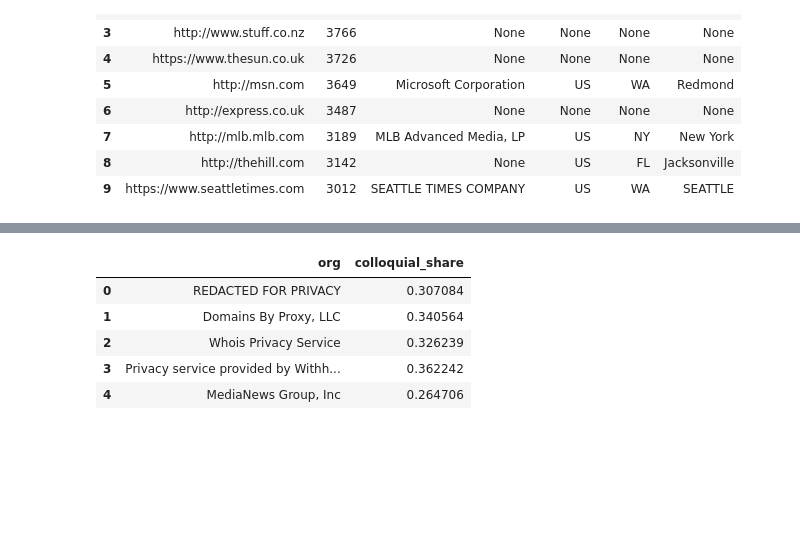
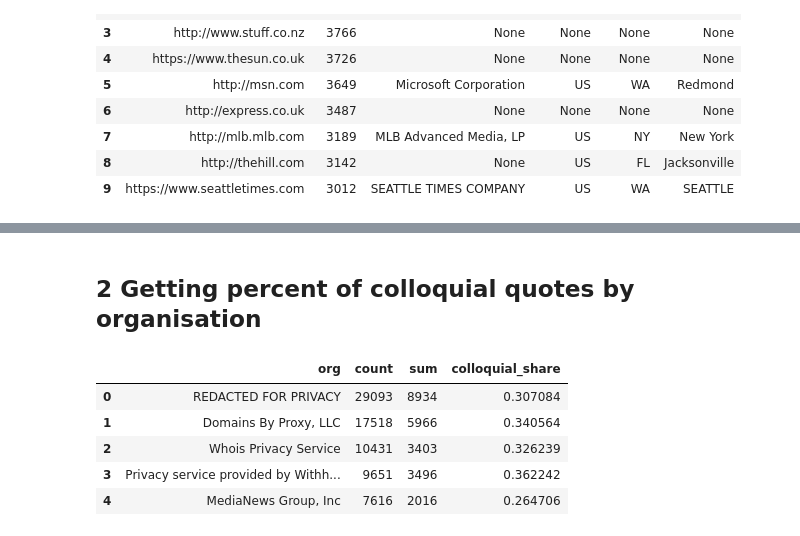
Before and after one commit to epfl-ada/ada-2021-project-adacadabra, a Jupyter notebook: ANALYSIS/Exploratory_stats_webdomains.ipynb, the cells around one changed output, grey strips where cells are left out. Cells and saved outputs as stored; diff of their text form; code cells hidden in the pictures; blank space fills up the shorter version.

```diff
--- a/ANALYSIS/Exploratory_stats_webdomains.ipynb
+++ b/ANALYSIS/Exploratory_stats_webdomains.ipynb
@@ -43,23 +51,23 @@ df.head()
 | 2 | 2015-11-09-033345 | I had a chuckle: They were showin... | Kris Draper | [Q948695] | 2015-11-09 00:57:45 | 3 | [[Kris Draper, 0.8782], [None, 0.... | [http://ca.rd.yahoo.com/sports/rs... | E | 0.8782 | ... |
 | 3 | 2015-09-05-038628 | New Zealand will go in with a lot... | John Eales | [Q926351] | 2015-09-05 02:40:10 | 3 | [[John Eales, 0.7896], [None, 0.2... | [http://www.stuff.co.nz/sport/rug... | E | 0.7896 | ... |
 | 4 | 2015-02-11-042325 | In his suicide note he even made ... | Pat Buckley | [Q19956564, Q23006312, Q7143252, ... | 2015-02-11 09:59:09 | 1 | [[Pat Buckley, 0.8816], [None, 0.... | [http://independent.ie/life/healt... | E | 0.8816 | ... |
+# %% [markdown]
+## 2 Getting percent of colloquial quotes by organisation
 # %%
 df_org_sum= (df[["org","colloquial"]][df["org"].apply(lambda x: isinstance(x, str))]).groupby(["org"])\
 .apply(lambda x : x.sum()).sort_values(["colloquial"], ascending=False)
 del df_org_sum["org"]
 df_org_count= (df[["org","colloquial"]][df["org"].apply(lambda x: isinstance(x, str))]).groupby(["org"])\
 .apply(lambda x : x.count()).sort_values(["colloquial"], ascending=False)
 del df_org_count["org"]
-#df_grouped= df_org_count.join(df_org_sum)
-df_grouped= pd.merge(df_org_count, df_org_sum, left_index=True, right_index=True).reset_index()
-df_grouped["colloquial_share"]= df_grouped["colloquial_y"]/df_grouped["colloquial_x"]
-del df_grouped["colloquial_y"]
-del df_grouped["colloquial_x"]
-df_grouped.head()
+df_grouped_org= pd.merge(df_org_count, df_org_sum, left_index=True, right_index=True).reset_index()
+df_grouped_org["colloquial_share"]= df_grouped_org["colloquial_y"]/df_grouped_org["colloquial_x"]
+df_grouped_org.rename(columns = {"colloquial_x":'count', 'colloquial_y':'sum'}, inplace = True)
+df_grouped_org.head()
 # %% [output]
-|  | org | colloquial_share |
-| 0 | REDACTED FOR PRIVACY | 0.307084 |
-| 1 | Domains By Proxy, LLC | 0.340564 |
-| 2 | Whois Privacy Service | 0.326239 |
-| 3 | Privacy service provided by Withh... | 0.362242 |
-| 4 | MediaNews Group, Inc | 0.264706 |
+|  | org | count | sum | colloquial_share |
+| 0 | REDACTED FOR PRIVACY | 29093 | 8934 | 0.307084 |
+| 1 | Domains By Proxy, LLC | 17518 | 5966 | 0.340564 |
+| 2 | Whois Privacy Service | 10431 | 3403 | 0.326239 |
+| 3 | Privacy service provided by Withh... | 9651 | 3496 | 0.362242 |
+| 4 | MediaNews Group, Inc | 7616 | 2016 | 0.264706 |
```
Also changed, not shown: parts of 14 cells of this notebook.
